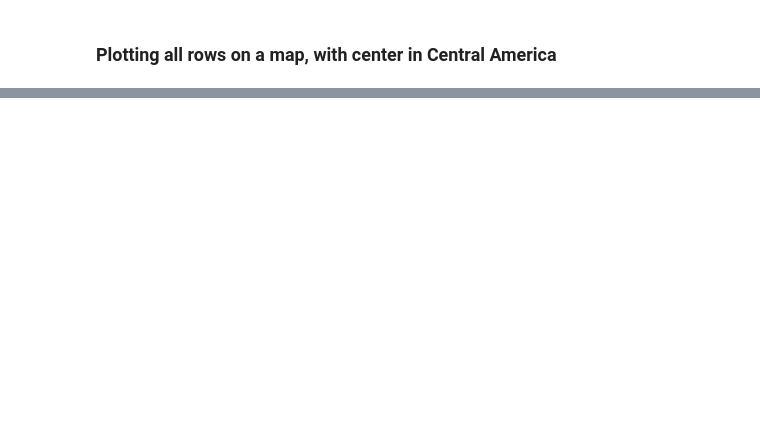
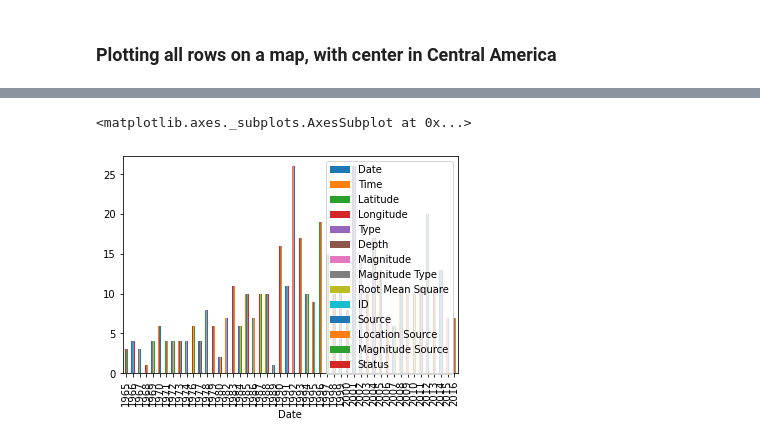
Before and after one commit to sotus30/Earthquakes_Central_America, a Jupyter notebook: Data Exploration 2.ipynb, the cells around one changed output, grey strips where cells are left out. Saved outputs shown, nothing was run; the diff lists cells and outputs as text; code cells hidden in the pictures; blank space fills up the shorter version.

```diff
--- a/Data Exploration 2.ipynb
+++ b/Data Exploration 2.ipynb
@@ -409,0 +455,7 @@ map
+# %%
+df_CA1["Date"] = df_CA1["Date"].astype("datetime64")
+
+df_CA1.groupby(df_CA1["Date"].dt.year).count().plot(kind="bar")
+# %% [output]
+<matplotlib.axes._subplots.AxesSubplot at 0x...>
+[figure, added]
```
Also changed, not shown: parts of 8 cells of this notebook.
